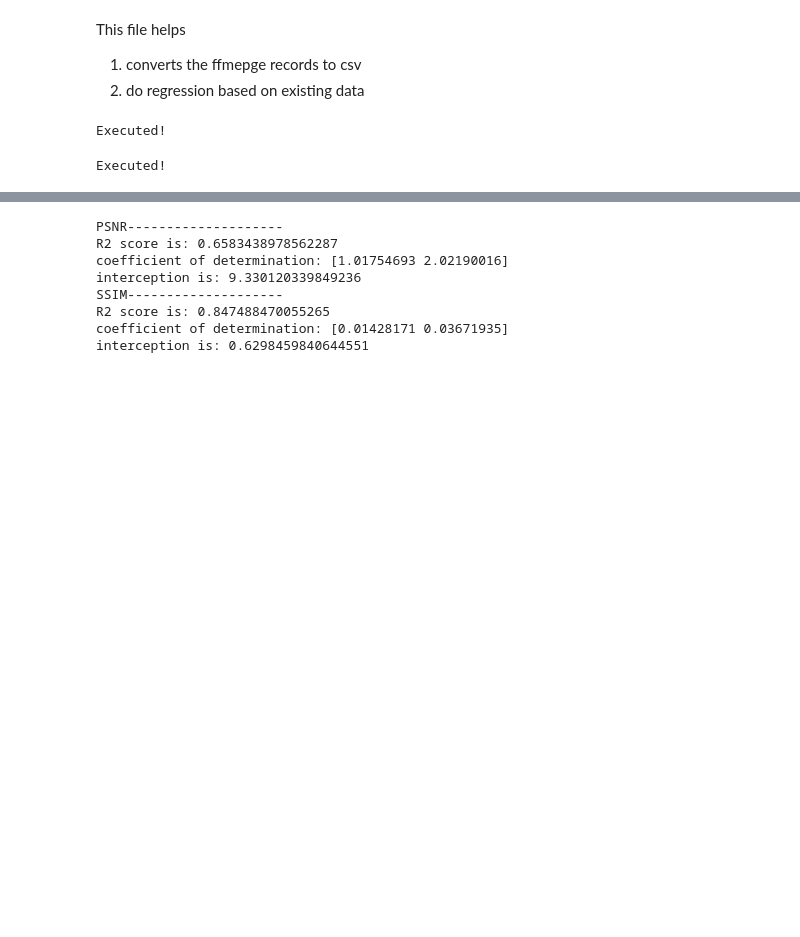
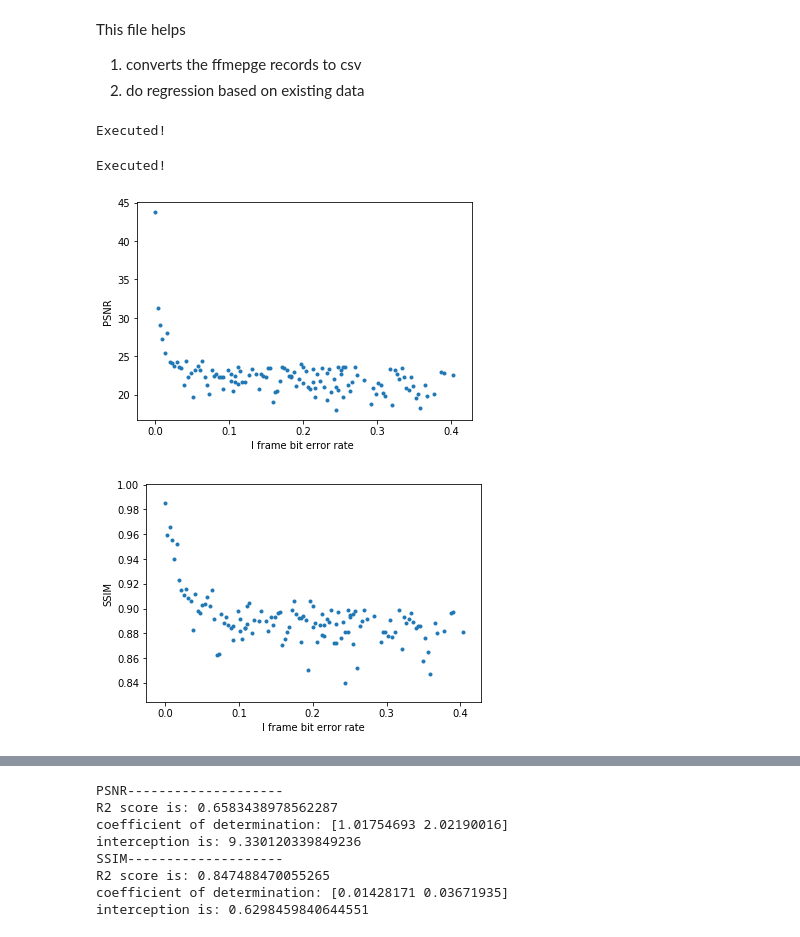
Before and after one commit to incandescentxxc/bitMatters, a Jupyter notebook: regression.ipynb, the cells around one changed output, grey strips where cells are left out. Drawn from its saved outputs; the diff is of its cells as text; code cells hidden in the pictures; blank space fills up the shorter version.

```diff
--- a/regression.ipynb
+++ b/regression.ipynb
@@ -107,3 +120,83 @@ fp_ext.close()
 print("Executed!")
 # %% [output]
 Executed!
+# %%
+# data preparations
+# TODO: uni-variant regression and visualization
+import matplotlib.pyplot as plt
+from mpl_toolkits import mplot3d
+import pandas as pd
+import numpy as np
+import math
+
+stat = pd.read_csv("ff_records_final.csv")
+stat.columns = ['ibr','nibr','ibn','nibn','psnr','ssim']
+stat_arr = np.array(stat)
+#for i and non i seperately
+stat_i = stat_arr[np.where(stat_arr[:,1] == 0)]
+stat_ni = stat_arr[np.where(stat_arr[:,0] == 0)]
+
+# for i slices
+ibr = stat_i[..., 0]
+ibn = stat_i[..., 2]
+psnr = stat_i[..., 4]
+ssim = stat_i[..., 5]
+
+
+label_title = "test"
+plt.scatter(ibr, psnr, label = label_title, marker=".")
+plt.xlabel("I frame bit error rate ")
+plt.ylabel("PSNR")
+plt.show()
+# plt.savefig("./charts/IberPSNR.png",format="png")
+plt.scatter(ibr, ssim, marker='.')
+plt.xlabel("I frame bit error rate")
+plt.ylabel("SSIM")
+plt.show()
+# plt.savefig("./charts/iberSSIM.png",format="png")
+plt.scatter(ibn, psnr, label = label_title, marker=".")
+plt.xlabel("I frame bit number")
+plt.ylabel("PSNR")
+plt.show()
+# plt.savefig("./charts/IberPSNR.png",format="png")
+plt.scatter(ibr, ssim, marker='.')
+plt.xlabel("non I frame bit number")
+plt.ylabel("SSIM")
+plt.show()
+# plt.savefig("./charts/iberSSIM.png",format="png")
+
+
+
+
+# for non i slices
+nibr = stat_ni[..., 1]
+nibn = stat_ni[..., 3]
+psnr = stat_ni[..., 4]
+ssim = stat_ni[..., 5]
+
+# ibr_log = [-math.log(x) for x in ibr]
+# nibr_log = [-math.log(x) for x in nibr]
+
+plt.scatter(nibr, psnr, label = label_title, marker=".")
+plt.xlabel("non I frame bit error rate ")
+plt.ylabel("PSNR")
+plt.show()
+# plt.savefig("./charts/IberPSNR.png",format="png")
+plt.scatter(nibr, ssim, marker='.')
+plt.xlabel("non I frame bit error rate")
+plt.ylabel("SSIM")
+plt.show()
+# plt.savefig("./charts/iberSSIM.png",format="png")
+plt.scatter(nibn, psnr, label = label_title, marker=".")
+plt.xlabel("non I frame bit number ")
+plt.ylabel("PSNR")
+plt.show()
+# plt.savefig("./charts/IberPSNR.png",format="png")
+plt.scatter(nibr, ssim, marker='.')
+plt.xlabel("non I frame bit number")
+plt.ylabel("SSIM")
+plt.show()
+# plt.savefig("./charts/iberSSIM.png",format="png")
+# %% [output]
+[figure, added]
+[figure, added]
```
Also changed, not shown: parts of 4 cells of this notebook, 5 other files.
